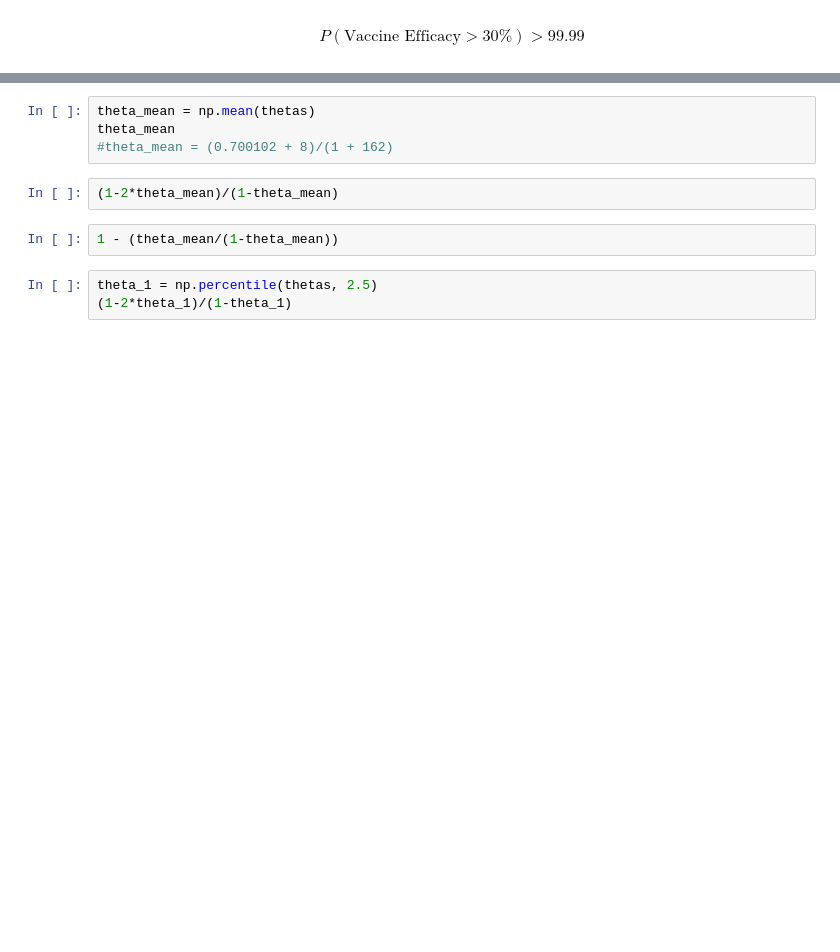
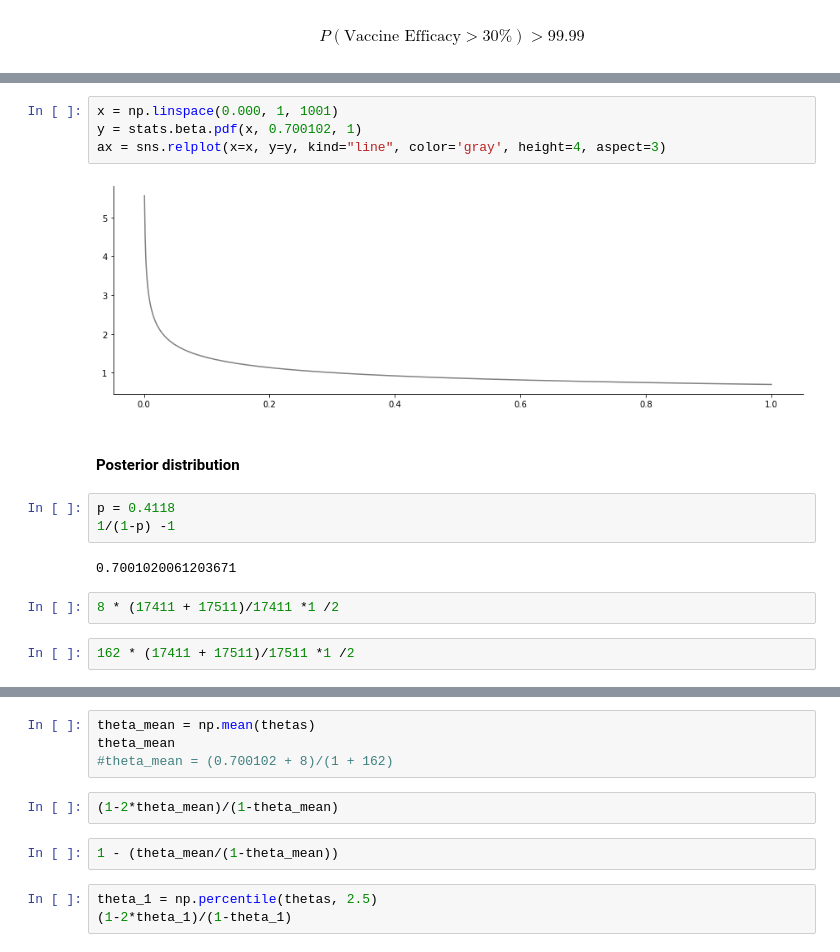
Before and after one commit to sbartek/bayesian-abtesting, a Jupyter notebook: notebooks/050-BioNTech-Pfizer-COVID.ipynb, the cells around one changed output, grey strips where cells are left out. Saved outputs shown, nothing was run; the diff lists cells and outputs as text; blank space fills up the shorter version.

```diff
--- a/notebooks/050-BioNTech-Pfizer-COVID.ipynb
+++ b/notebooks/050-BioNTech-Pfizer-COVID.ipynb
@@ -101,0 +262,17 @@ np.percentile(samples_ve, 2.5), np.percentile(samples_ve, 97.5)
+# %%
+x = np.linspace(0.000, 1, 1001)
+y = stats.beta.pdf(x, 0.700102, 1)
+ax = sns.relplot(x=x, y=y, kind="line", color='gray', height=4, aspect=3)
+# %% [output]
+[figure, added]
+# %% [markdown]
+#### Posterior distribution
+# %%
+p = 0.4118
+1/(1-p) -1
+# %% [output]
+0.7001020061203671
+# %%
+8 * (17411 + 17511)/17411 *1 /2
+# %%
+162 * (17411 + 17511)/17511 *1 /2
```
Also changed, not shown: parts of 59 cells of this notebook, 2 other files.
